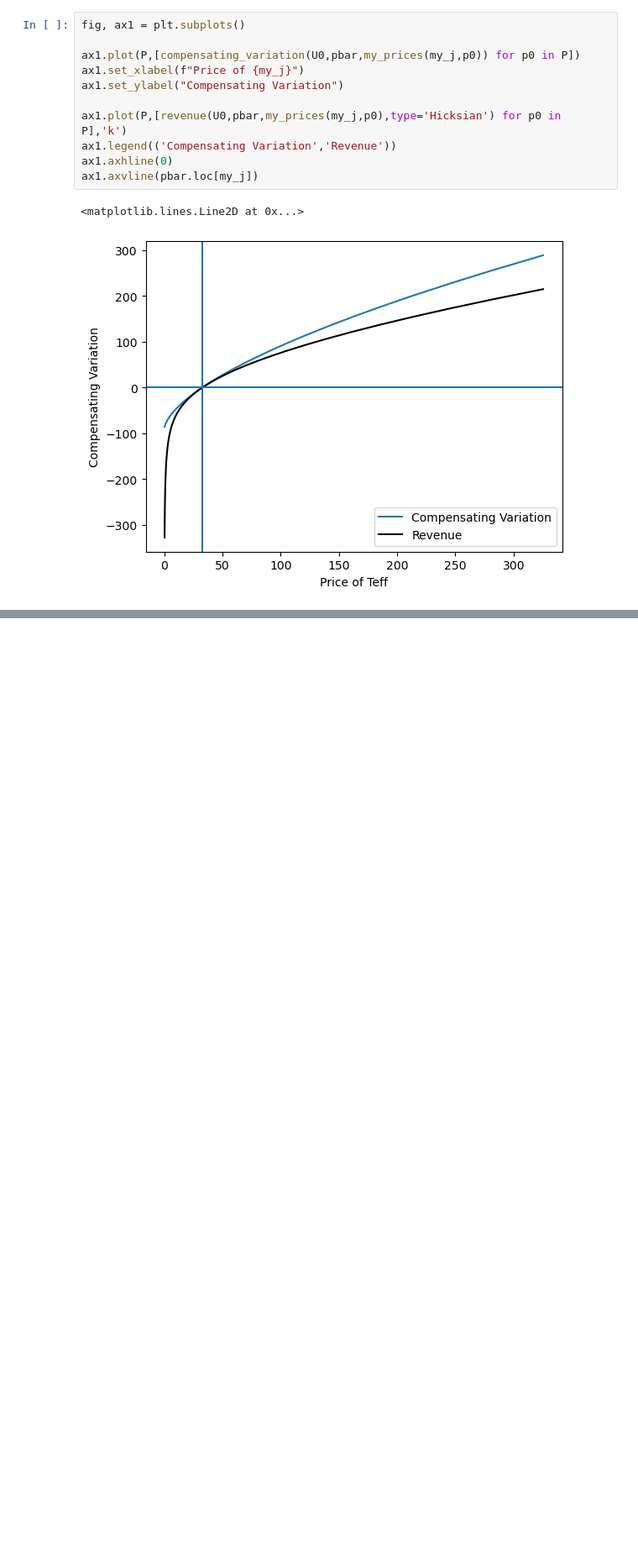
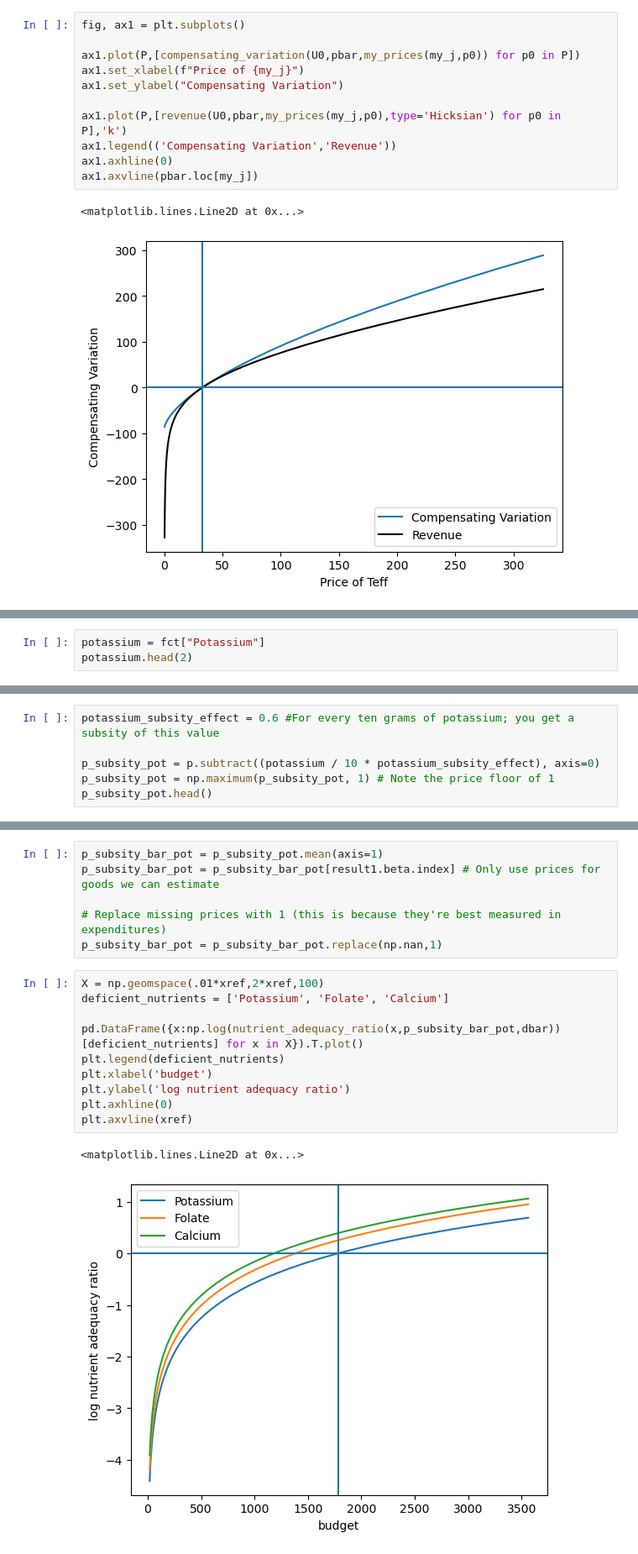
Before and after one commit to lauremariho/proj4_LutherBurbank, a Jupyter notebook: ethiopia_code.ipynb, the cells around one changed output, grey strips where cells are left out. Shown at 84% size. Drawn from its saved outputs; the diff is of its cells as text; blank space fills up the shorter version.

```diff
--- a/ethiopia_code.ipynb
+++ b/ethiopia_code.ipynb
@@ -893,0 +912,3 @@ ax1.axvline(pbar.loc[my_j])
+# %%
+potassium = fct["Potassium"]
+potassium.head(2)
@@ -893,0 +920,6 @@ ax1.axvline(pbar.loc[my_j])
+# %%
+potassium_subsity_effect = 0.6 #For every ten grams of potassium; you get a subsity of this value
+
+p_subsity_pot = p.subtract((potassium / 10 * potassium_subsity_effect), axis=0)
+p_subsity_pot = np.maximum(p_subsity_pot, 1) # Note the price floor of 1
+p_subsity_pot.head()
@@ -893,0 +935,19 @@ ax1.axvline(pbar.loc[my_j])
+# %%
+p_subsity_bar_pot = p_subsity_pot.mean(axis=1)
+p_subsity_bar_pot = p_subsity_bar_pot[result1.beta.index] # Only use prices for goods we can estimate
+
+# Replace missing prices with 1 (this is because they're best measured in expenditures)
+p_subsity_bar_pot = p_subsity_bar_pot.replace(np.nan,1)
+# %%
+X = np.geomspace(.01*xref,2*xref,100)
+deficient_nutrients = ['Potassium', 'Folate', 'Calcium']
+
+pd.DataFrame({x:np.log(nutrient_adequacy_ratio(x,p_subsity_bar_pot,dbar))[deficient_nutrients] for x in X}).T.plot()
+plt.legend(deficient_nutrients)
+plt.xlabel('budget')
+plt.ylabel('log nutrient adequacy ratio')
+plt.axhline(0)
+plt.axvline(xref)
+# %% [output]
+<matplotlib.lines.Line2D at 0x...>
+[figure, added]
```
Also changed, not shown: parts of 24 cells of this notebook.
